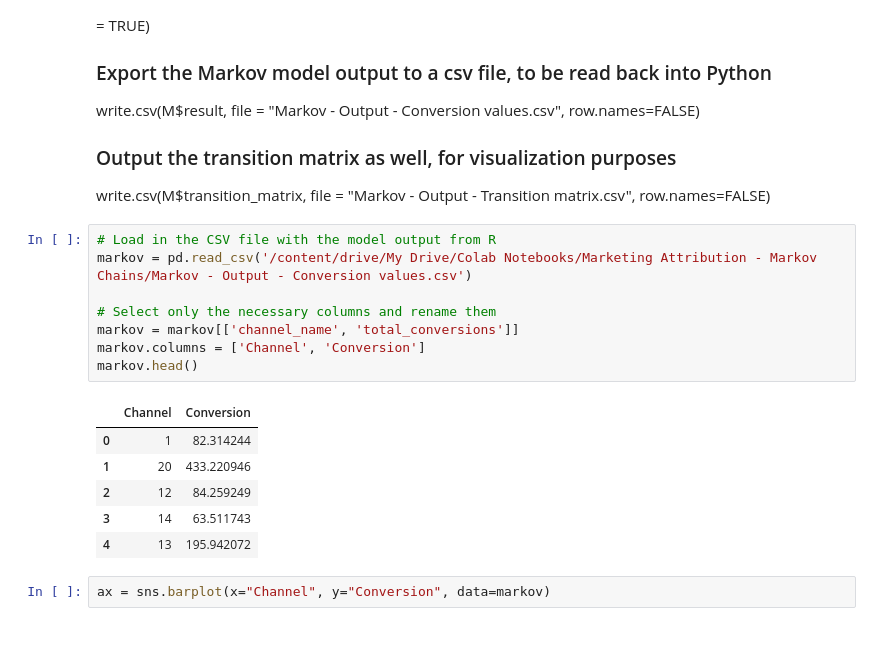
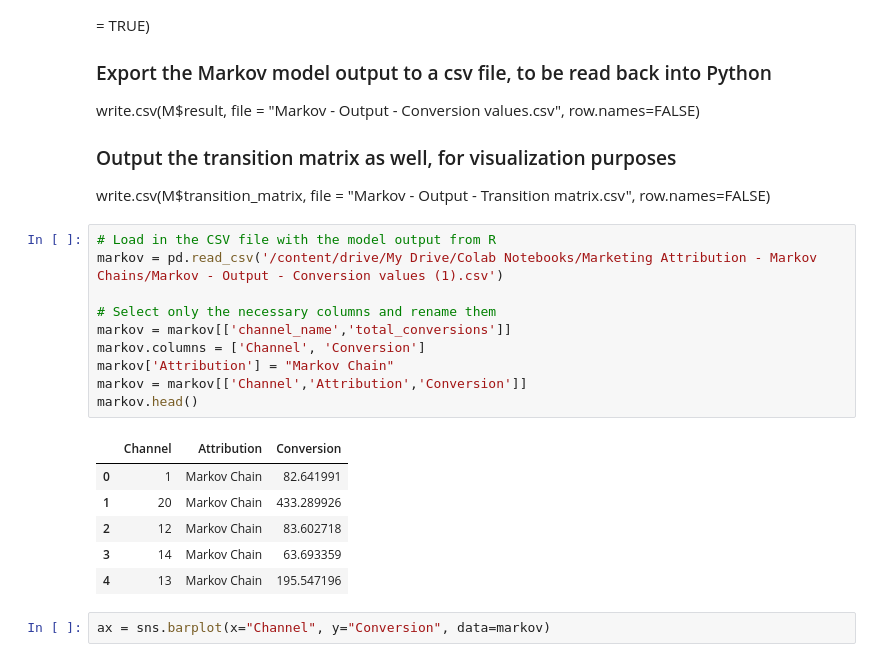
Before and after one commit to ROARMarketingConcepts/Marketing-Channel-Attribution-Projects, a Jupyter notebook: Marketing_Channel_Attribution_Example_Using_Markov_Chains.ipynb, the cells around one changed output. Saved outputs shown, nothing was run; the diff lists cells and outputs as text.

```diff
--- a/Marketing_Channel_Attribution_Example_Using_Markov_Chains.ipynb
+++ b/Marketing_Channel_Attribution_Example_Using_Markov_Chains.ipynb
@@ -191,19 +191,21 @@ write.csv(M$result, file = "Markov - Output - Conversion values.csv", row.names=
 write.csv(M$transition_matrix, file = "Markov - Output - Transition matrix.csv", row.names=FALSE)
 # %%
 # Load in the CSV file with the model output from R
-markov = pd.read_csv('/content/drive/My Drive/Colab Notebooks/Marketing Attribution - Markov Chains/Markov - Output - Conversion values.csv')
+markov = pd.read_csv('/content/drive/My Drive/Colab Notebooks/Marketing Attribution - Markov Chains/Markov - Output - Conversion values (1).csv')
 
 # Select only the necessary columns and rename them
-markov = markov[['channel_name', 'total_conversions']]
+markov = markov[['channel_name','total_conversions']]
 markov.columns = ['Channel', 'Conversion']
+markov['Attribution'] = "Markov Chain"
+markov = markov[['Channel','Attribution','Conversion']]
 markov.head()
 # %% [output]
-|  | Channel | Conversion |
-| 0 | 1 | 82.314244 |
-| 1 | 20 | 433.220946 |
-| 2 | 12 | 84.259249 |
-| 3 | 14 | 63.511743 |
-| 4 | 13 | 195.942072 |
+|  | Channel | Attribution | Conversion |
+| 0 | 1 | Markov Chain | 82.641991 |
+| 1 | 20 | Markov Chain | 433.289926 |
+| 2 | 12 | Markov Chain | 83.602718 |
+| 3 | 14 | Markov Chain | 63.693359 |
+| 4 | 13 | Markov Chain | 195.547196 |
 # %%
 ax = sns.barplot(x="Channel", y="Conversion", data=markov)
 # %% [output]
```
Also changed, not shown: parts of 24 cells of this notebook.
